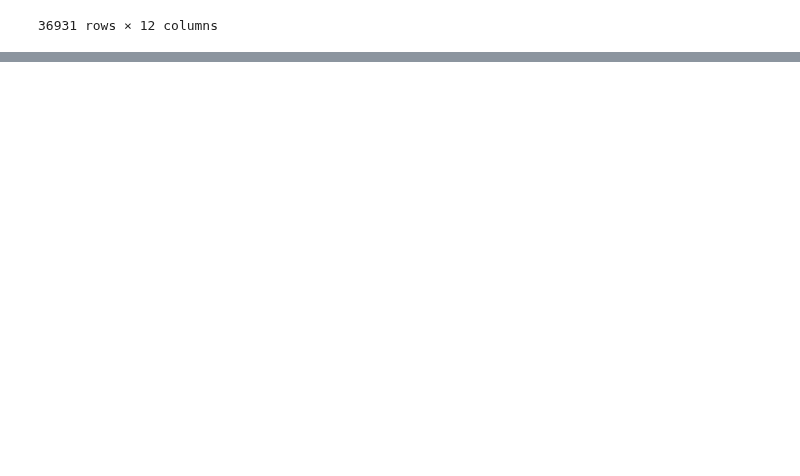
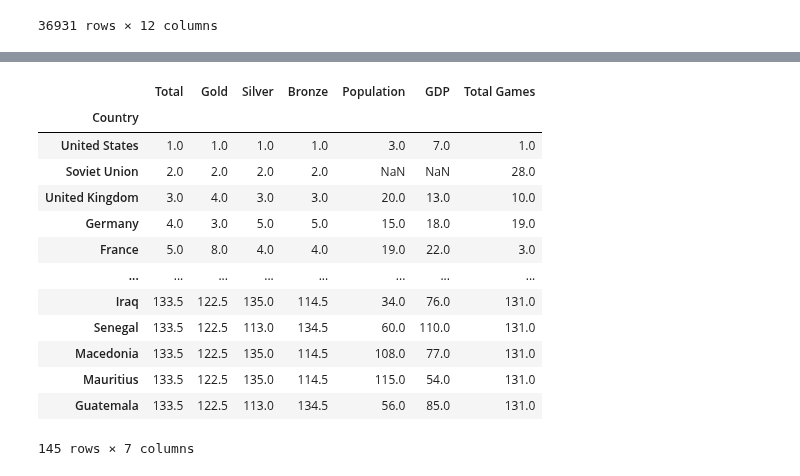
Before and after one commit to marb61a/Data-Science-Projects, a Jupyter notebook: Olympic Games Project/Olympic-Games.ipynb, the cells around one changed output, grey strips where cells are left out. Drawn from its saved outputs; the diff is of its cells as text; code cells hidden in the pictures; blank space fills up the shorter version.

```diff
--- a/Olympic Games Project/Olympic-Games.ipynb
+++ b/Olympic Games Project/Olympic-Games.ipynb
@@ -820,0 +886,17 @@ olympics
+# %%
+medals_per_country.rank(ascending=False)
+# %% [output]
+|  | Total | Gold | Silver | Bronze | Population | GDP | Total Games |
+| Country |  |  |  |  |  |  |  |
+| United States | 1.0 | 1.0 | 1.0 | 1.0 | 3.0 | 7.0 | 1.0 |
+| Soviet Union | 2.0 | 2.0 | 2.0 | 2.0 | NaN | NaN | 28.0 |
+| United Kingdom | 3.0 | 4.0 | 3.0 | 3.0 | 20.0 | 13.0 | 10.0 |
+| Germany | 4.0 | 3.0 | 5.0 | 5.0 | 15.0 | 18.0 | 19.0 |
+| France | 5.0 | 8.0 | 4.0 | 4.0 | 19.0 | 22.0 | 3.0 |
+| ... | ... | ... | ... | ... | ... | ... | ... |
+| Iraq | 133.5 | 122.5 | 135.0 | 114.5 | 34.0 | 76.0 | 131.0 |
+| Senegal | 133.5 | 122.5 | 113.0 | 134.5 | 60.0 | 110.0 | 131.0 |
+| Macedonia | 133.5 | 122.5 | 135.0 | 114.5 | 108.0 | 77.0 | 131.0 |
+| Mauritius | 133.5 | 122.5 | 135.0 | 114.5 | 115.0 | 54.0 | 131.0 |
+| Guatemala | 133.5 | 122.5 | 113.0 | 134.5 | 56.0 | 85.0 | 131.0 |
+145 rows × 7 columns
```
Also changed, not shown: parts of 14 cells of this notebook.
